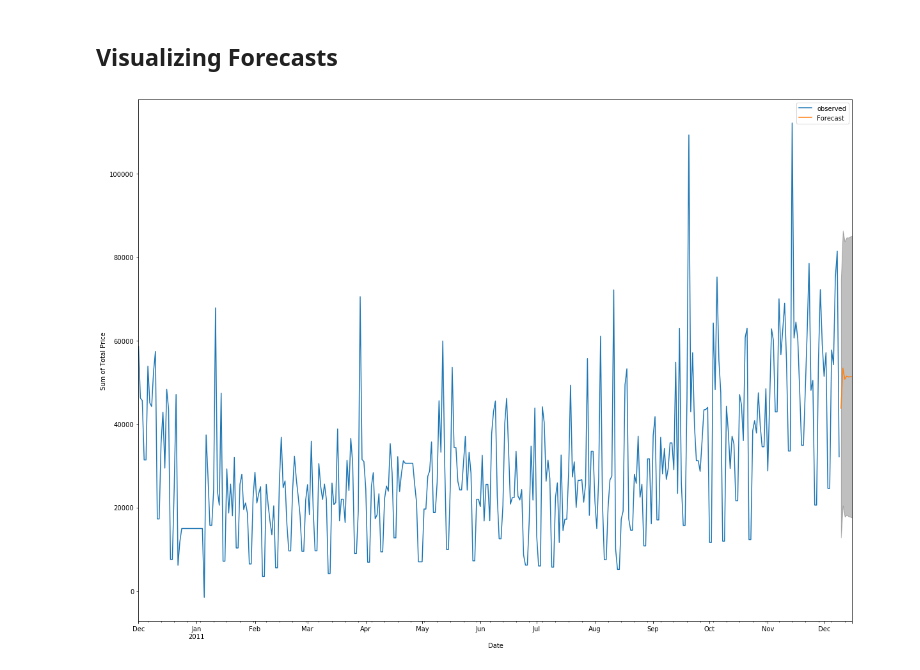
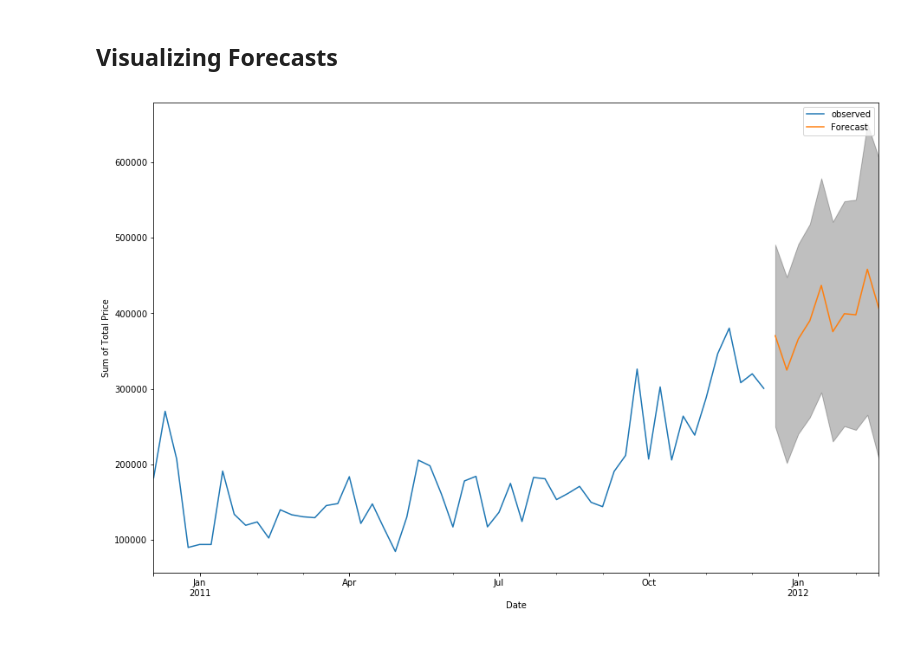
Before and after one commit to prideloki/til-arima-online-retail, a Jupyter notebook: online-retail-ARIMA.ipynb, the cells around one changed output. Cells and saved outputs as stored; diff of their text form; code cells hidden in the pictures.

```diff
--- a/online-retail-ARIMA.ipynb
+++ b/online-retail-ARIMA.ipynb
@@ -110,7 +110,7 @@ online_retail[online_retail['CustomerID'].isnull()]
 online_retail.set_index('InvoiceDate', inplace=True)
 # %%
 # http://pandas.pydata.org/pandas-docs/stable/timeseries.html#offset-aliases
-y = online_retail['TotalPrice'].resample('D').sum()
+y = online_retail['TotalPrice'].resample('W').sum()
 # %%
 y.head()
 # %% [output]
@@ -148,7 +148,7 @@ p = d = q = range(0, 2)
 pdq = list(itertools.product(p, d, q))
 
 # try adjust the `s` parameter
-s = 1
+s = 4
 seasonal_pdq = [(x[0], x[1], x[2], s) for x in list(itertools.product(p, d, q))]
 # %%
 print('Example of parameter conbination for Seasonal ARIMA')
@@ -317,23 +317,23 @@ The one-step ahead results lower MSE than the dynamic.
 # %% [markdown]
 ## Visualizing Forecasts
 # %%
-pred_uc = results.get_forecast(steps=7)
+pred_uc = results.get_forecast(steps=10)
 
 pred_ci = pred_uc.conf_int()
 # %%
-ax = y.plot(label='observed', figsize=(20,15))
+ax = y.plot(label='observed', figsize=(15,10))
 
 pred_uc.predicted_mean.plot(ax=ax, label='Forecast')
 ax.fill_between(pred_ci.index,
                pred_ci.iloc[:, 0],
                pred_ci.iloc[:, 1],
                color='k',
                alpha=.25)
 
 ax.set_xlabel('Date')
 ax.set_ylabel('Sum of Total Price')
 
 plt.legend()
 plt.show()
 # %% [output]
-[figure, old version]
+[figure, new version]
```
Also changed, not shown: parts of 13 cells of this notebook, 1 other file.
